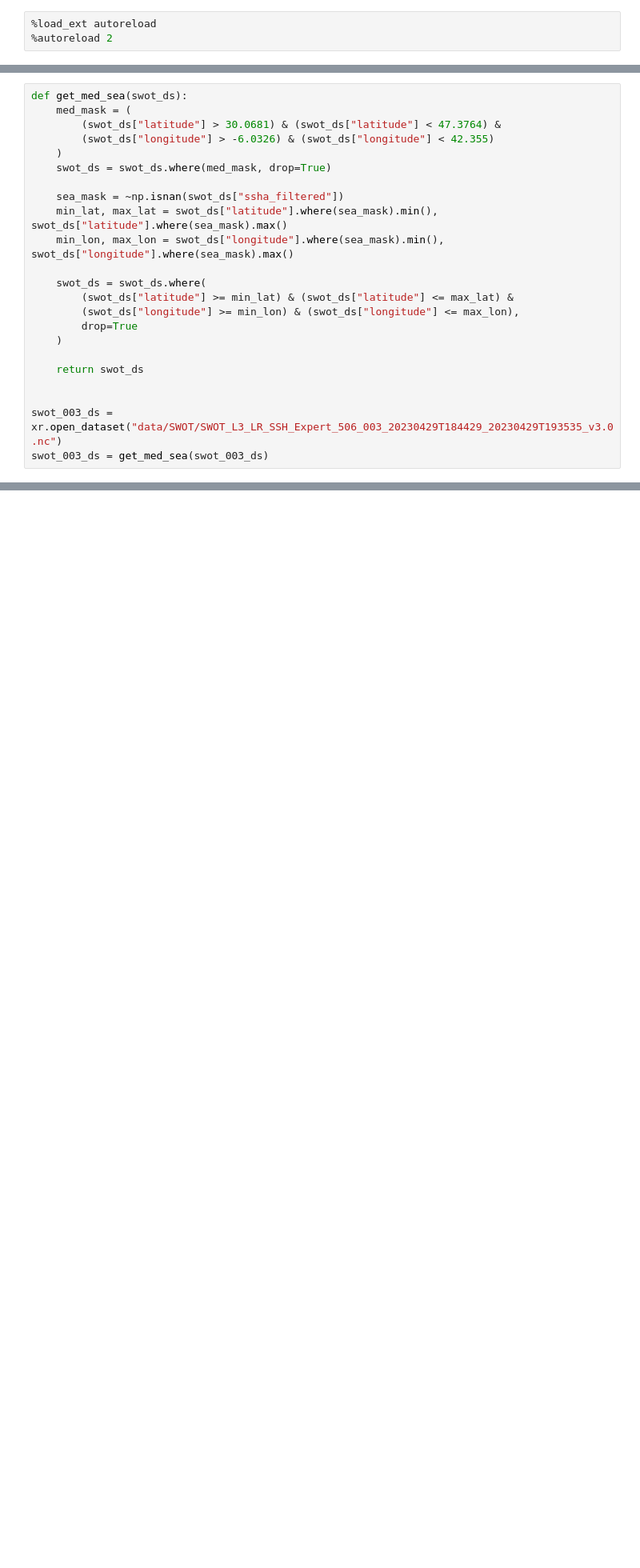
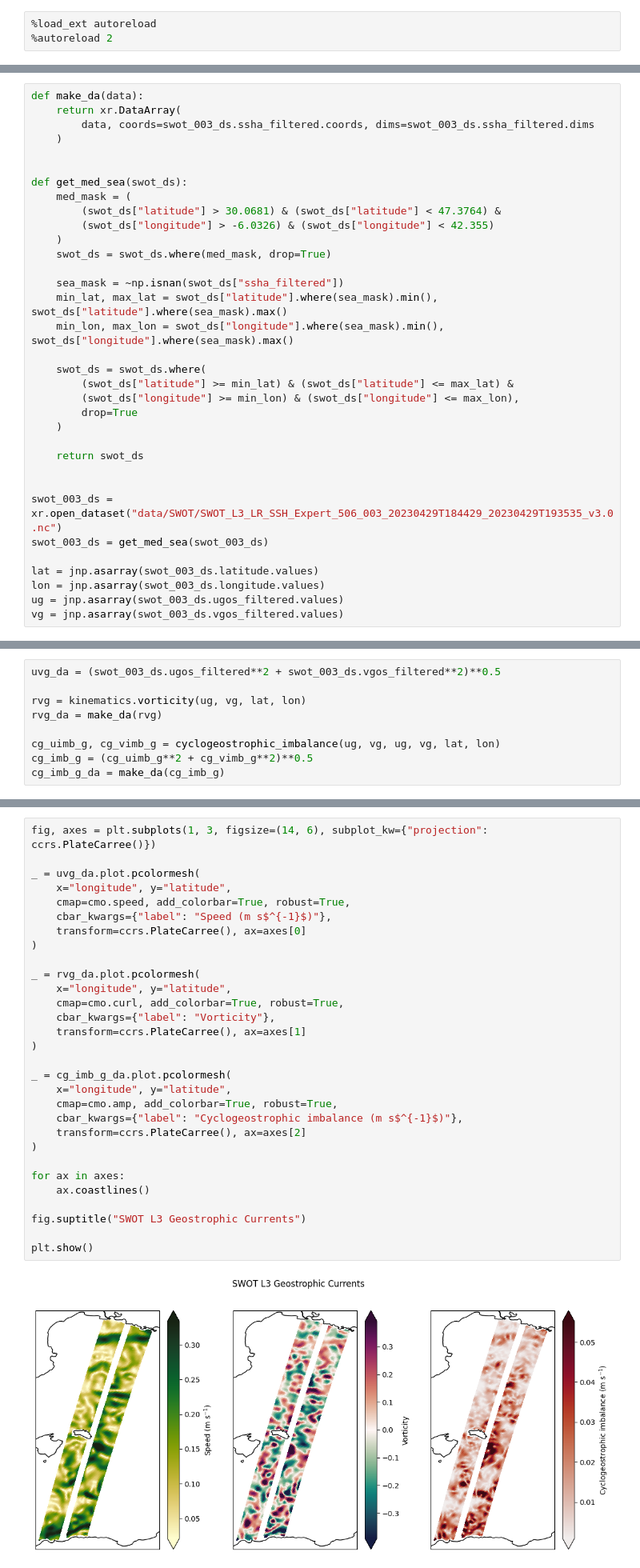
Before and after one commit to IGE-OPERA/jaxparrow, a Jupyter notebook: docs/examples/swot_regularization.ipynb, the cells around one changed output, grey strips where cells are left out. Shown at 80% size. Drawn from its saved outputs; the diff is of its cells as text; blank space fills up the shorter version.

```diff
--- a/docs/examples/swot_regularization.ipynb
+++ b/docs/examples/swot_regularization.ipynb
@@ -26,4 +25,10 @@ We use the filtered SSH (the sum of the variables ``mdt`` and ``ssha_filtered``)
 # %%
+def make_da(data):
+    return xr.DataArray(
+        data, coords=swot_003_ds.ssha_filtered.coords, dims=swot_003_ds.ssha_filtered.dims
+    )
+
+
 def get_med_sea(swot_ds):
     med_mask = (
         (swot_ds["latitude"] > 30.0681) & (swot_ds["latitude"] < 47.3764) &
@@ -46,3 +51,8 @@ def get_med_sea(swot_ds):
 
 swot_003_ds = xr.open_dataset("data/SWOT/SWOT_L3_LR_SSH_Expert_506_003_20230429T184429_20230429T193535_v3.0.nc")
 swot_003_ds = get_med_sea(swot_003_ds)
+
+lat = jnp.asarray(swot_003_ds.latitude.values)
+lon = jnp.asarray(swot_003_ds.longitude.values)
+ug = jnp.asarray(swot_003_ds.ugos_filtered.values)
+vg = jnp.asarray(swot_003_ds.vgos_filtered.values)
@@ -87,0 +59,9 @@ mb_results_noreg = minimization_based(
+# %%
+uvg_da = (swot_003_ds.ugos_filtered**2 + swot_003_ds.vgos_filtered**2)**0.5
+
+rvg = kinematics.vorticity(ug, vg, lat, lon)
+rvg_da = make_da(rvg)
+
+cg_uimb_g, cg_vimb_g = cyclogeostrophic_imbalance(ug, vg, ug, vg, lat, lon)
+cg_imb_g = (cg_uimb_g**2 + cg_vimb_g**2)**0.5
+cg_imb_g_da = make_da(cg_imb_g)
@@ -87,0 +70,32 @@ mb_results_noreg = minimization_based(
+# %%
+fig, axes = plt.subplots(1, 3, figsize=(14, 6), subplot_kw={"projection": ccrs.PlateCarree()})
+
+_ = uvg_da.plot.pcolormesh(
+    x="longitude", y="latitude",
+    cmap=cmo.speed, add_colorbar=True, robust=True,
+    cbar_kwargs={"label": "Speed (m s$^{-1}$)"},
+    transform=ccrs.PlateCarree(), ax=axes[0]
+)
+
+_ = rvg_da.plot.pcolormesh(
+    x="longitude", y="latitude",
+    cmap=cmo.curl, add_colorbar=True, robust=True,
+    cbar_kwargs={"label": "Vorticity"},
+    transform=ccrs.PlateCarree(), ax=axes[1]
+)
+
+_ = cg_imb_g_da.plot.pcolormesh(
+    x="longitude", y="latitude",
+    cmap=cmo.amp, add_colorbar=True, robust=True,
+    cbar_kwargs={"label": "Cyclogeostrophic imbalance (m s$^{-1}$)"},
+    transform=ccrs.PlateCarree(), ax=axes[2]
+)
+
+for ax in axes:
+    ax.coastlines()
+
+fig.suptitle("SWOT L3 Geostrophic Currents")
+
+plt.show()
+# %% [output]
+[figure, added]
```
Also changed, not shown: parts of 56 cells of this notebook, 19 other files.
